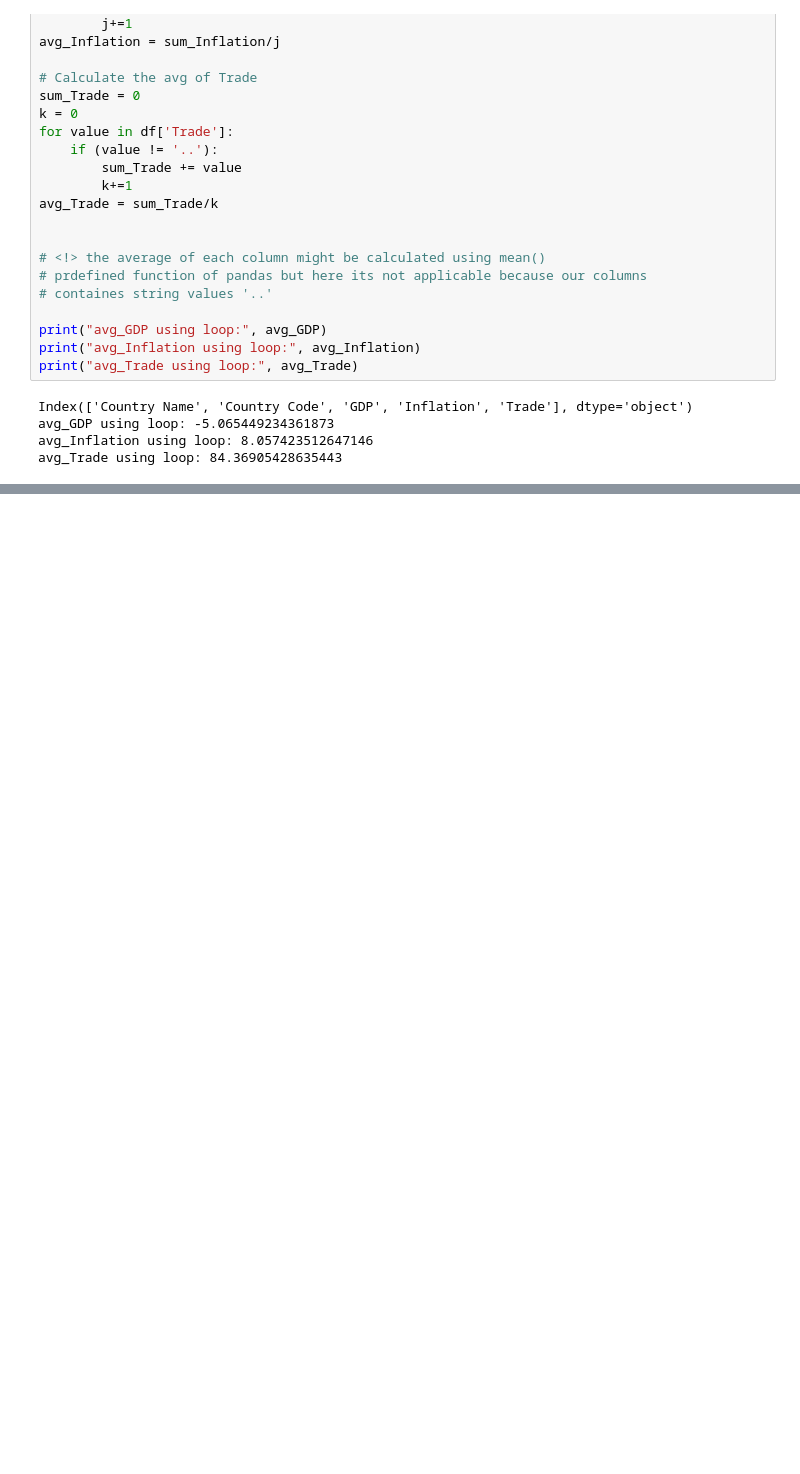
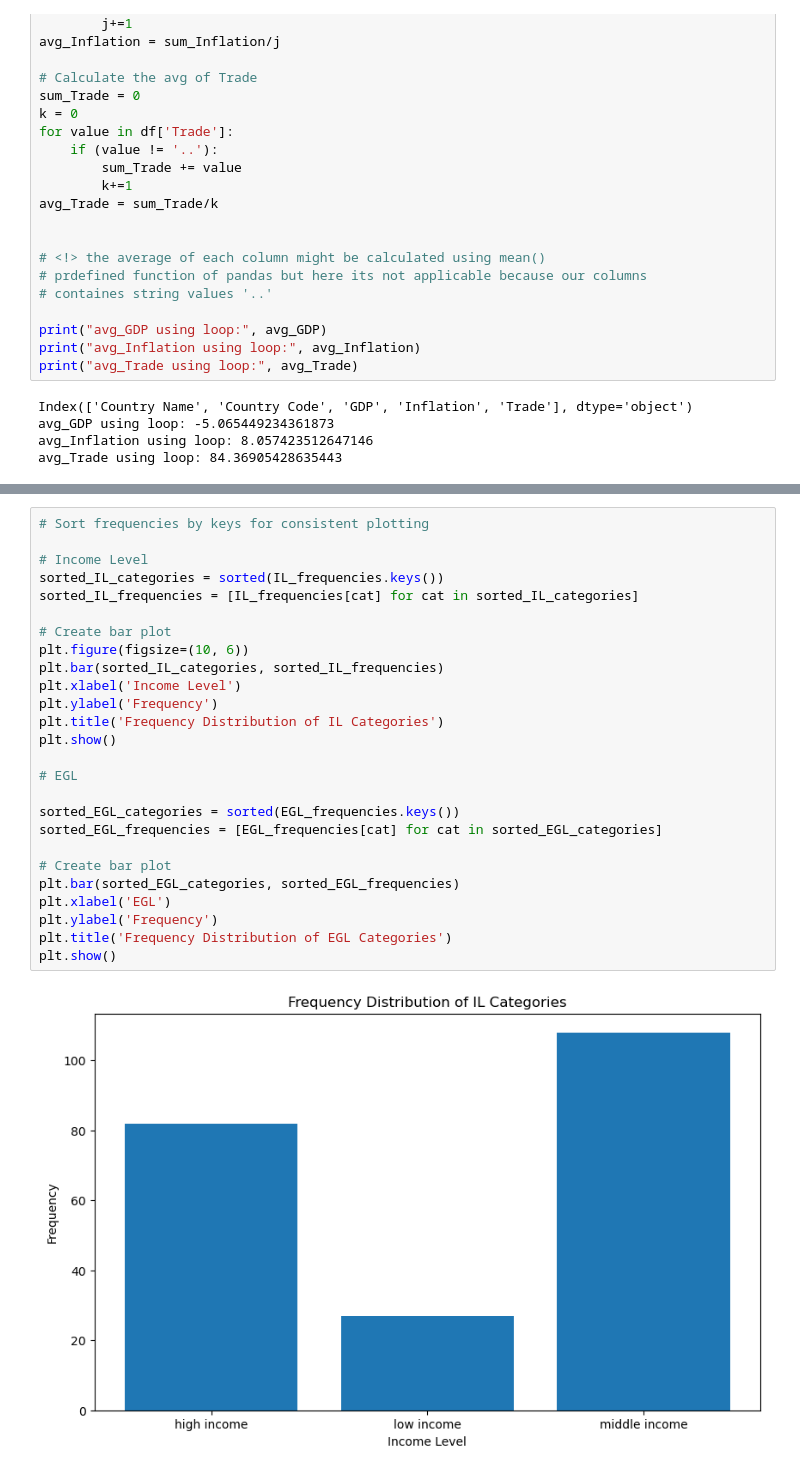
Before and after one commit to Wassef-Chebbi/Economic-Indicators-Statistical-Analysis, a Jupyter notebook: Stream 1.ipynb, the cells around one changed output, grey strips where cells are left out. Drawn from its saved outputs; the diff is of its cells as text; blank space fills up the shorter version.

```diff
--- a/Stream 1.ipynb
+++ b/Stream 1.ipynb
@@ -201,0 +229,28 @@ plt.show()
+# %%
+# Sort frequencies by keys for consistent plotting
+
+# Income Level
+sorted_IL_categories = sorted(IL_frequencies.keys())
+sorted_IL_frequencies = [IL_frequencies[cat] for cat in sorted_IL_categories]
+
+# Create bar plot
+plt.figure(figsize=(10, 6))
+plt.bar(sorted_IL_categories, sorted_IL_frequencies)
+plt.xlabel('Income Level')
+plt.ylabel('Frequency')
+plt.title('Frequency Distribution of IL Categories')
+plt.show()
+
+# EGL
+
+sorted_EGL_categories = sorted(EGL_frequencies.keys())
+sorted_EGL_frequencies = [EGL_frequencies[cat] for cat in sorted_EGL_categories]
+
+# Create bar plot
+plt.bar(sorted_EGL_categories, sorted_EGL_frequencies)
+plt.xlabel('EGL')
+plt.ylabel('Frequency')
+plt.title('Frequency Distribution of EGL Categories')
+plt.show()
+# %% [output]
+[figure, added]
```
Also changed, not shown: parts of 36 cells of this notebook, 3 other files.
